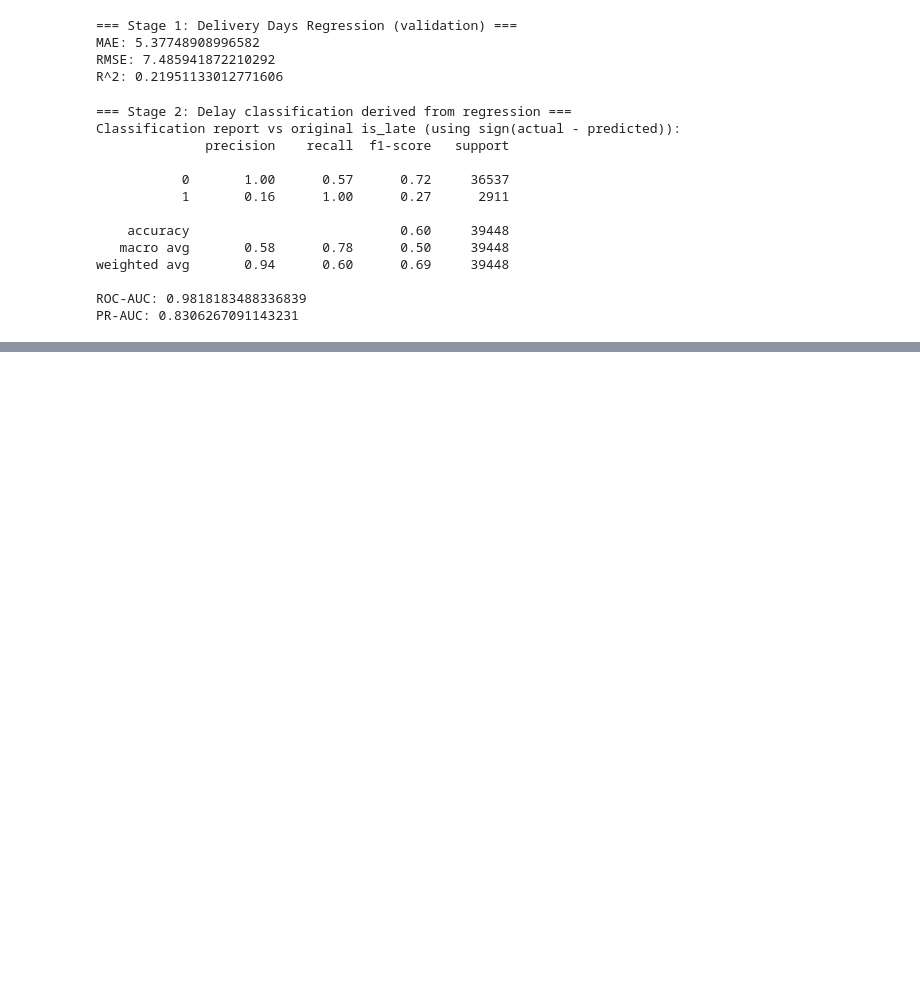
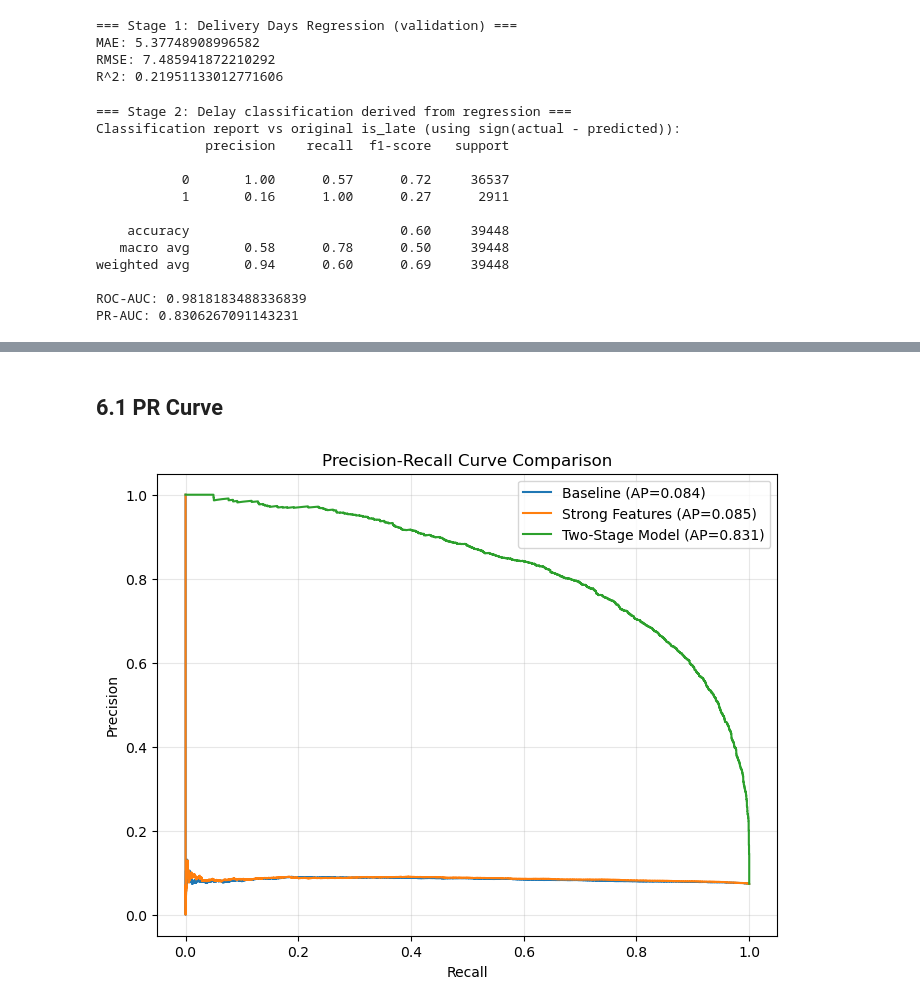
Before and after one commit to YunhuiDong/olist-delivery-satisfaction-team18, a Jupyter notebook: EDA.ipynb, the cells around one changed output, grey strips where cells are left out. Saved outputs shown, nothing was run; the diff lists cells and outputs as text; code cells hidden in the pictures; blank space fills up the shorter version.

```diff
--- a/EDA.ipynb
+++ b/EDA.ipynb
@@ -1440,0 +1447,8 @@ PR-AUC: 0.8306267091143231
+# %%
+from sklearn.preprocessing import MinMaxScaler
+
+scaler = MinMaxScaler()
+
+delay_margin_scaled = scaler.fit_transform(
+    delay_margin.to_numpy().reshape(-1, 1)
+).ravel()
@@ -1440,0 +1646,38 @@ PR-AUC: 0.8306267091143231
+# %% [markdown]
+## 6.1 PR Curve
+# %%
+import matplotlib.pyplot as plt
+from sklearn.metrics import precision_recall_curve, average_precision_score
+
+plt.figure(figsize=(8,6))
+
+baseline_prob = xgb_prob
+strong_prob   = xgb_val_prob
+two_stage_prob = delay_margin_scaled
+
+y_true = y_valid
+
+# Baseline PR curve
+prec_b, rec_b, _ = precision_recall_curve(y_true, baseline_prob)
+ap_b = average_precision_score(y_true, baseline_prob)
+plt.plot(rec_b, prec_b, label=f"Baseline (AP={ap_b:.3f})")
+
+# Strong Features PR curve
+prec_s, rec_s, _ = precision_recall_curve(y_true, strong_prob)
+ap_s = average_precision_score(y_true, strong_prob)
+plt.plot(rec_s, prec_s, label=f"Strong Features (AP={ap_s:.3f})")
+
+# Two-Stage PR curve
+prec_t, rec_t, _ = precision_recall_curve(y_true, two_stage_prob)
+ap_t = average_precision_score(y_true, two_stage_prob)
+plt.plot(rec_t, prec_t, label=f"Two-Stage Model (AP={ap_t:.3f})")
+
+# Formatting
+plt.xlabel("Recall")
+plt.ylabel("Precision")
+plt.title("Precision-Recall Curve Comparison")
+plt.legend()
+plt.grid(alpha=0.3)
+plt.show()
+# %% [output]
+[figure, added]
```
Also changed, not shown: parts of 12 cells of this notebook.
